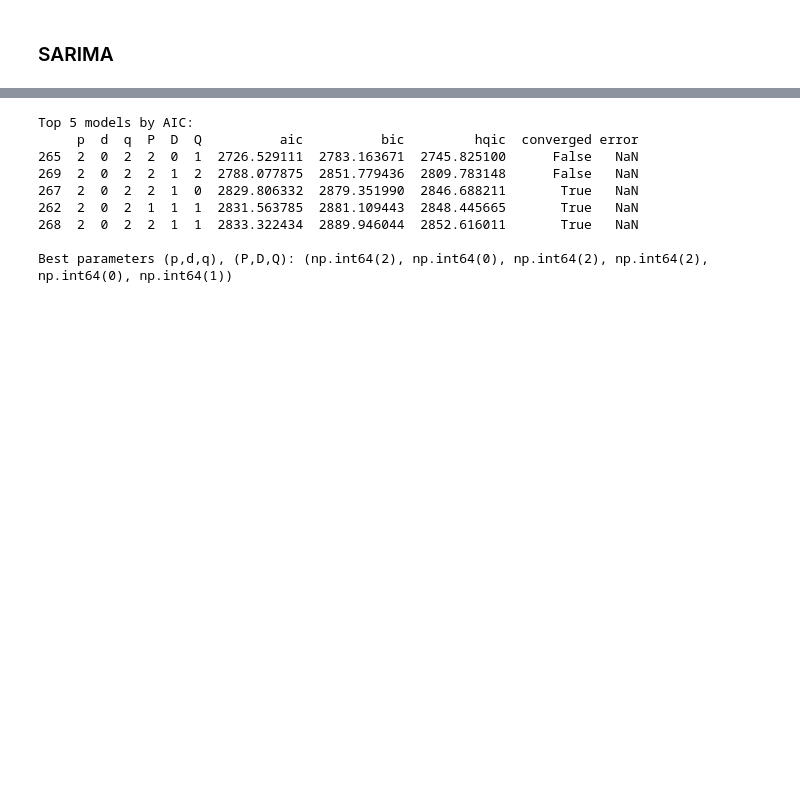
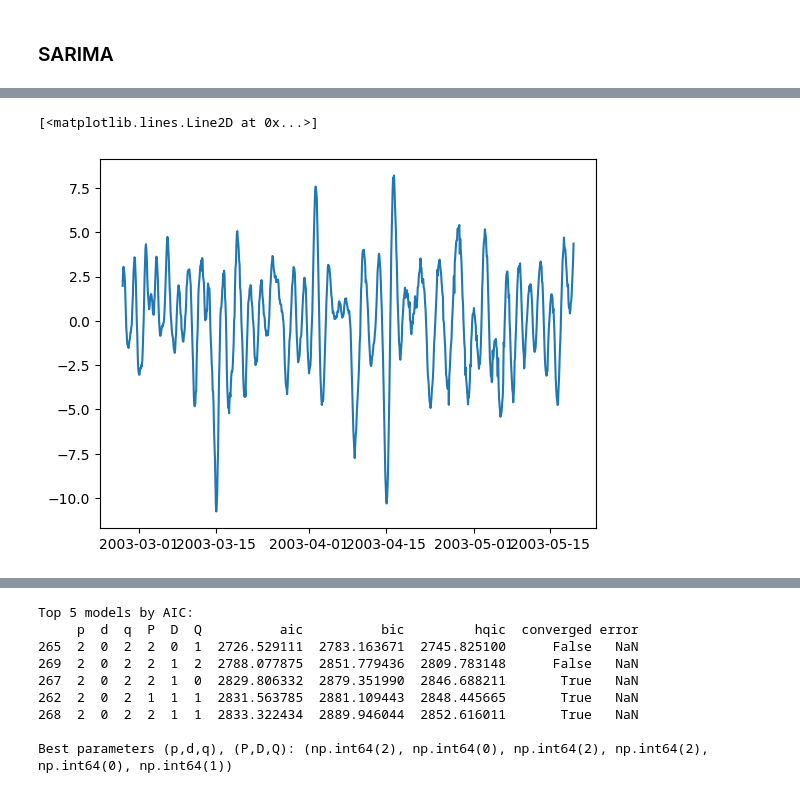
Before and after one commit to boalong/mva-series-temp-projet, a Jupyter notebook: models-with-details.ipynb, the cells around one changed output, grey strips where cells are left out. Cells and saved outputs as stored; diff of their text form; code cells hidden in the pictures; blank space fills up the shorter version.

```diff
--- a/models-with-details.ipynb
+++ b/models-with-details.ipynb
@@ -564,0 +572,5 @@ test
+# %%
+plt.plot(train.diff(12).iloc[:1000])
+# %% [output]
+[<matplotlib.lines.Line2D at 0x...>]
+[figure, added]
```
Also changed, not shown: parts of 26 cells of this notebook, 1 other file.
